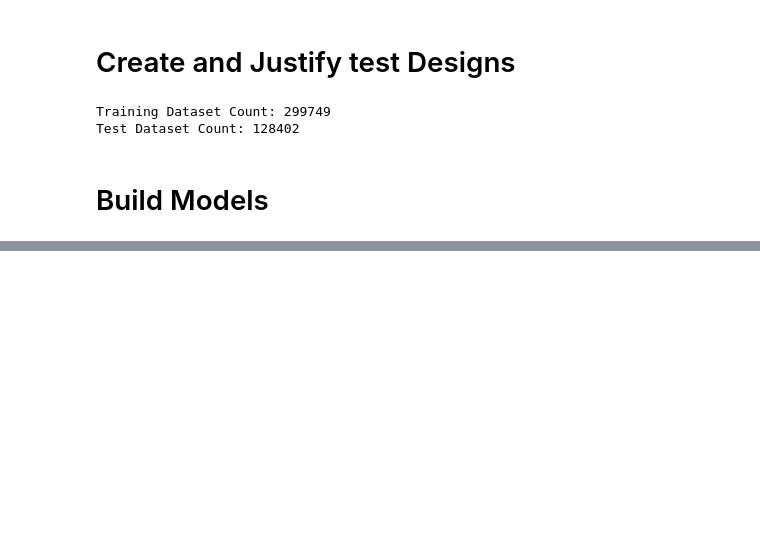
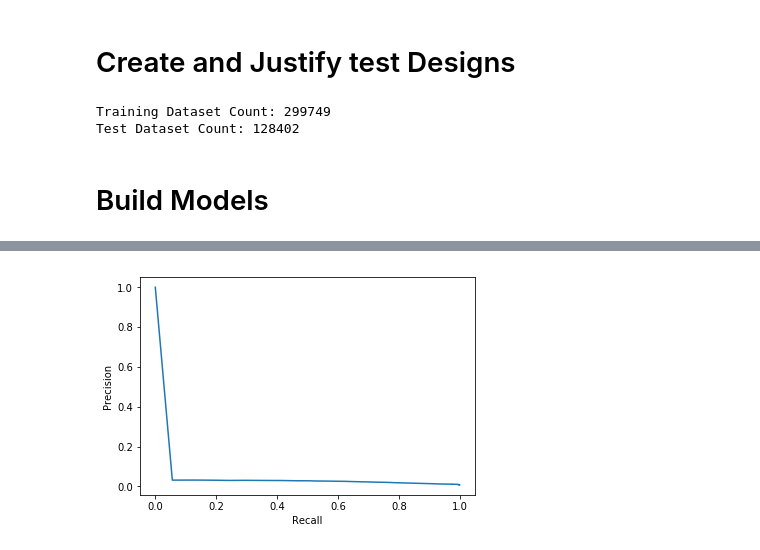
Before and after one commit to lkot611/LucasAng, a Jupyter notebook: Iteration 4.ipynb, the cells around one changed output, grey strips where cells are left out. Cells and saved outputs as stored; diff of their text form; code cells hidden in the pictures; blank space fills up the shorter version.

```diff
--- a/Iteration 4.ipynb
+++ b/Iteration 4.ipynb
@@ -336,0 +512,13 @@ predictions.filter(predictions['IsDrug'] == 0) \
+# %%
+# Convert DataFrame to Pandas DataFrame.
+pr = training_summary.pr.toPandas()
+
+# Plot model recall and precision.
+plt.plot(pr['recall'],pr['precision'])
+
+# Define the labels and show the graph.
+plt.ylabel('Precision')
+plt.xlabel('Recall')
+plt.show()
+# %% [output]
+[figure, added]
```
Also changed, not shown: parts of 30 cells of this notebook, 5 other files.
